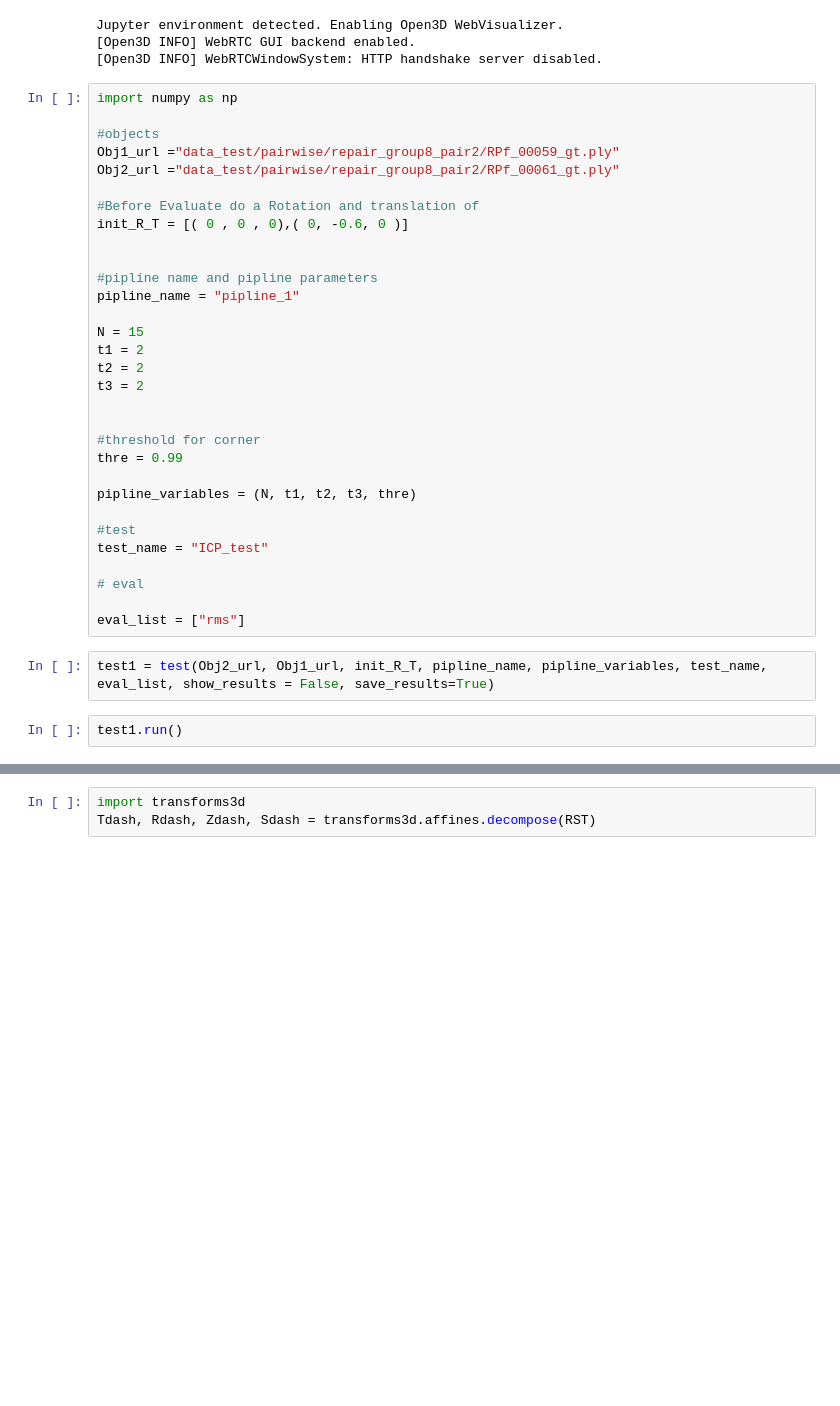
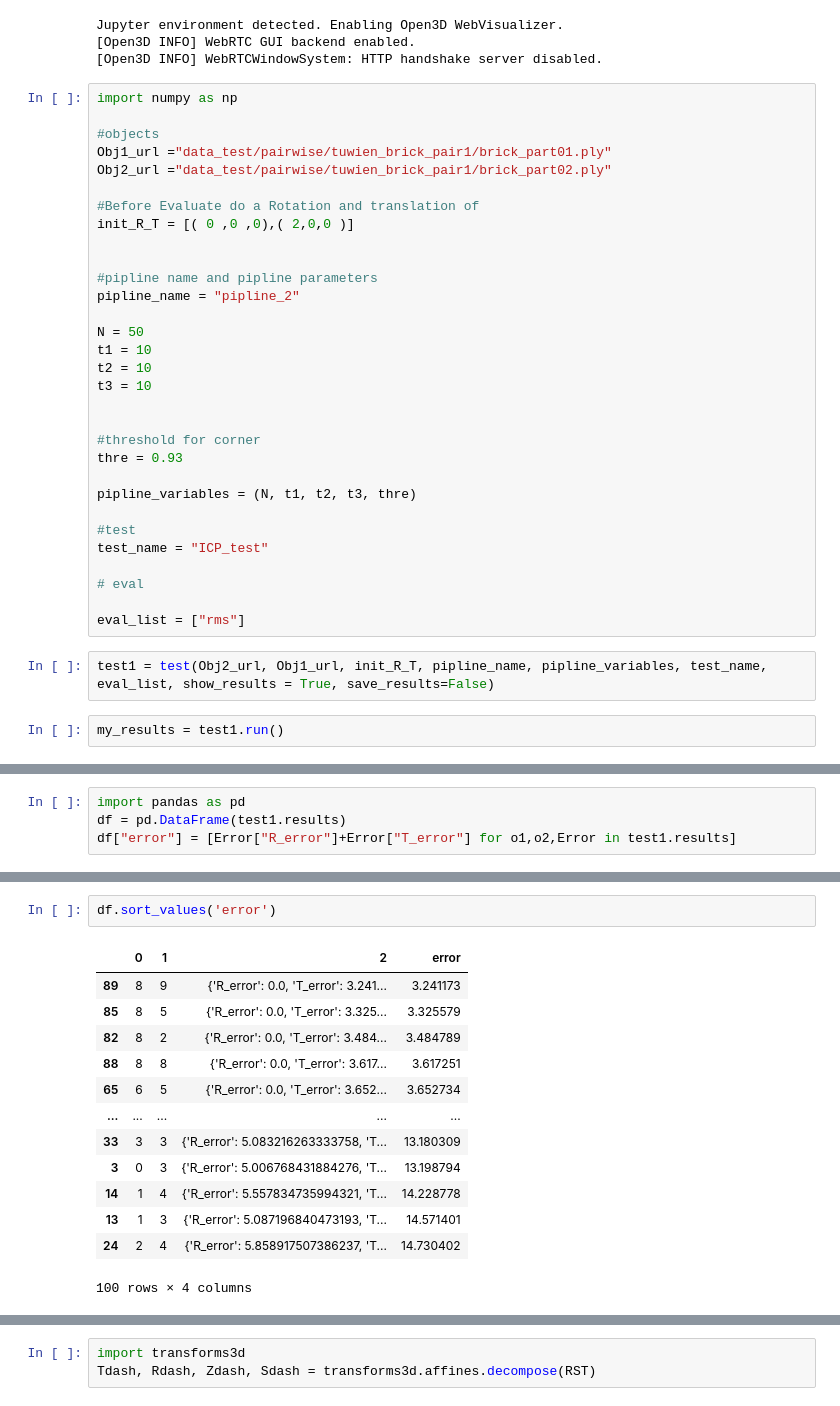
Before and after one commit to RePAIRProject/AAFR, a Jupyter notebook: test_module_example.ipynb, the cells around one changed output, grey strips where cells are left out. Saved outputs shown, nothing was run; the diff lists cells and outputs as text; blank space fills up the shorter version.

```diff
--- a/test_module_example.ipynb
+++ b/test_module_example.ipynb
@@ -8,24 +8,24 @@ Jupyter environment detected. Enabling Open3D WebVisualizer.
 import numpy as np
 
 #objects
-Obj1_url ="data_test/pairwise/repair_group8_pair2/RPf_00059_gt.ply"
-Obj2_url ="data_test/pairwise/repair_group8_pair2/RPf_00061_gt.ply"
+Obj1_url ="data_test/pairwise/tuwien_brick_pair1/brick_part01.ply"
+Obj2_url ="data_test/pairwise/tuwien_brick_pair1/brick_part02.ply"
 
 #Before Evaluate do a Rotation and translation of
-init_R_T = [( 0 , 0 , 0),( 0, -0.6, 0 )]
+init_R_T = [( 0 ,0 ,0),( 2,0,0 )]
 
 
 #pipline name and pipline parameters
-pipline_name = "pipline_1"
+pipline_name = "pipline_2"
 
-N = 15
-t1 = 2
-t2 = 2
-t3 = 2
+N = 50
+t1 = 10
+t2 = 10
+t3 = 10
 
 
 #threshold for corner
-thre = 0.99
+thre = 0.93
 
 pipline_variables = (N, t1, t2, t3, thre)
 
@@ -36,8 +36,8 @@ test_name = "ICP_test"
 
 eval_list = ["rms"]
 # %%
-test1 = test(Obj2_url, Obj1_url, init_R_T, pipline_name, pipline_variables, test_name, eval_list, show_results = False, save_results=True)
+test1 = test(Obj2_url, Obj1_url, init_R_T, pipline_name, pipline_variables, test_name, eval_list, show_results = True, save_results=False)
 # %%
-test1.run()
+my_results = test1.run()
 # %% [output]
 start
@@ -78,0 +100,4 @@ After Pruning 6951
+# %%
+import pandas as pd
+df = pd.DataFrame(test1.results)
+df["error"] = [Error["R_error"]+Error["T_error"] for o1,o2,Error in test1.results]
@@ -78,0 +117,16 @@ After Pruning 6951
+# %%
+df.sort_values('error')
+# %% [output]
+|  | 0 | 1 | 2 | error |
+| 89 | 8 | 9 | {'R_error': 0.0, 'T_error': 3.241... | 3.241173 |
+| 85 | 8 | 5 | {'R_error': 0.0, 'T_error': 3.325... | 3.325579 |
+| 82 | 8 | 2 | {'R_error': 0.0, 'T_error': 3.484... | 3.484789 |
+| 88 | 8 | 8 | {'R_error': 0.0, 'T_error': 3.617... | 3.617251 |
+| 65 | 6 | 5 | {'R_error': 0.0, 'T_error': 3.652... | 3.652734 |
+| ... | ... | ... | ... | ... |
+| 33 | 3 | 3 | {'R_error': 5.083216263333758, 'T... | 13.180309 |
+| 3 | 0 | 3 | {'R_error': 5.006768431884276, 'T... | 13.198794 |
+| 14 | 1 | 4 | {'R_error': 5.557834735994321, 'T... | 14.228778 |
+| 13 | 1 | 3 | {'R_error': 5.087196840473193, 'T... | 14.571401 |
+| 24 | 2 | 4 | {'R_error': 5.858917507386237, 'T... | 14.730402 |
+100 rows × 4 columns
```
Also changed, not shown: parts of 16 cells of this notebook, 12 other files.
